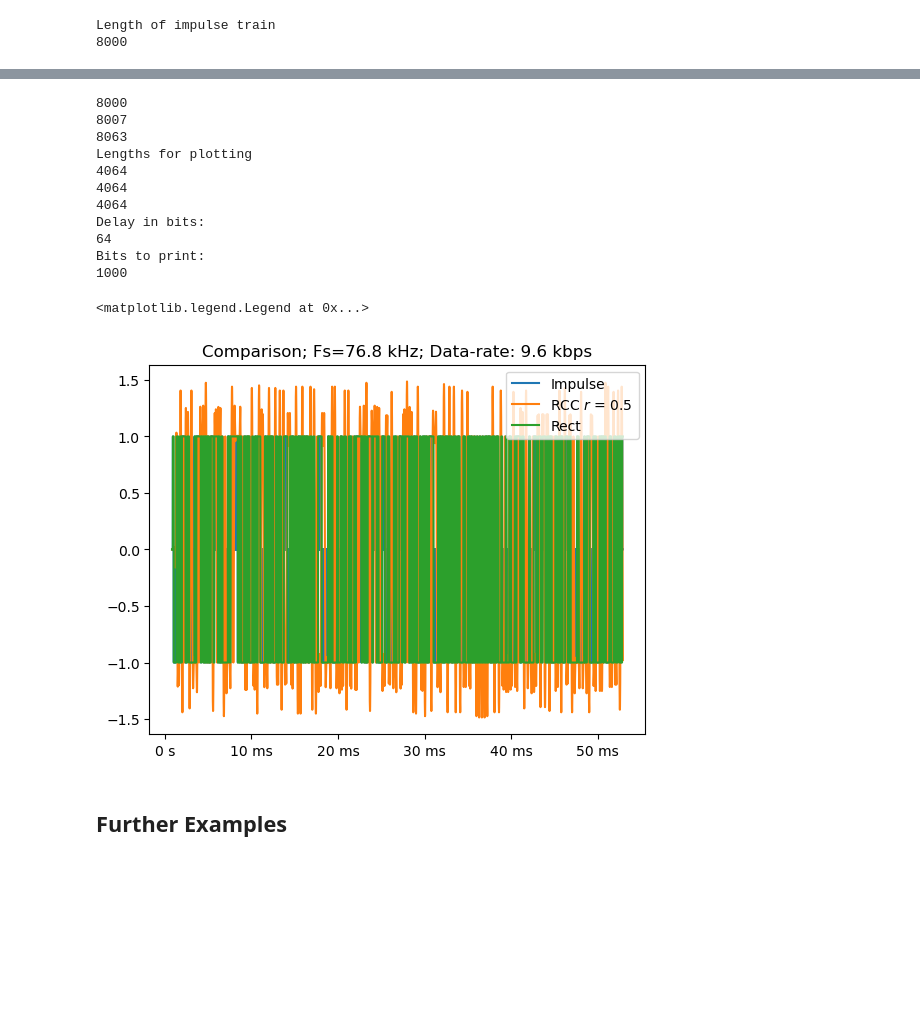
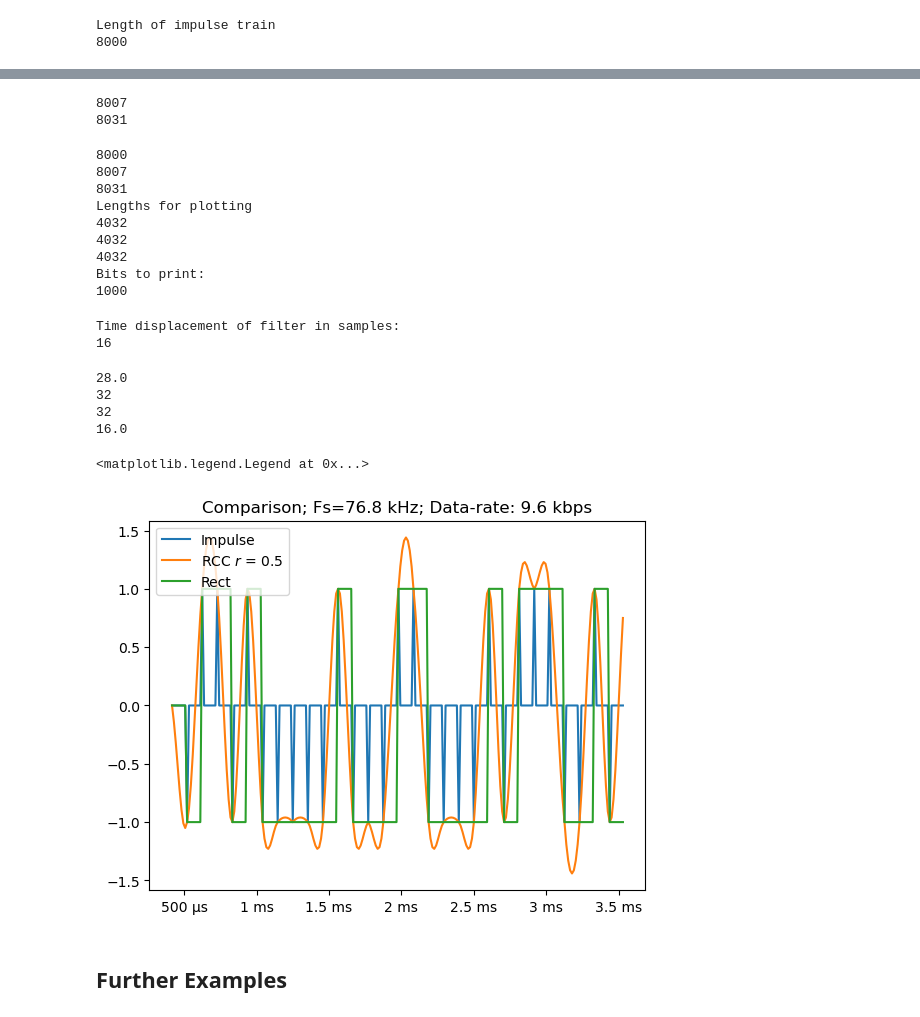
Before and after one commit to floose/py-ju-sea-dsp, a Jupyter notebook: ex1-rc-circ/LTSpice_Nyquist_pulse.ipynb, the cells around one changed output, grey strips where cells are left out. Saved outputs shown, nothing was run; the diff lists cells and outputs as text; code cells hidden in the pictures; blank space fills up the shorter version.

Commit message:
fixed shift length to adjust the filter delay

```diff
--- a/ex1-rc-circ/LTSpice_Nyquist_pulse.ipynb
+++ b/ex1-rc-circ/LTSpice_Nyquist_pulse.ipynb
@@ -68,7 +68,8 @@ f_sampling = k*bw_Hz #sampling frequency
 t_step = 1/f_sampling
 t_init = 0
 #oversample (length of filter exceding the 1st lobe)
-oversamp = 8
+#adjust the length of the impulse response
+oversamp = 4
 numPoints = oversamp*round(f_sampling/bw_Hz) #points per pulse
 t_end = numPoints*t_step #symbol period
 
@@ -405,6 +406,12 @@ pulse_train_rect = np.convolve(impulse_train,rect)
 pulse_train_rcc = np.convolve(impulse_train,h_rrc)
 #pulse_train_rect = pulse_train_rect[k:]
 #pulse_train_rcc = pulse_train_rcc[oversamp*k:]
+#print lengths
+print(len(pulse_train_rect))
+print(len(pulse_train_rcc))
+# %% [output]
+8007
+8031
 # %%
 #display lengths for checking
 bitsToPlot = 500
@@ -415,36 +422,56 @@ print("Lengths for plotting")
 print(len(time_pulse[:(bitsToPlot+oversamp)*k]))
 print(len(pulse_train_rect[:(bitsToPlot+oversamp)*k]))
 print(len(pulse_train_rcc[:(bitsToPlot+oversamp)*k]))
-print("Delay in bits:")
-print(oversamp*k);
 print("Bits to print:")
 print(numBits)
 # %% [output]
 8000
 8007
-8063
+8031
 Lengths for plotting
-4064
-4064
-4064
-Delay in bits:
-64
+4032
+4032
+4032
 Bits to print:
 1000
+# %%
+#Signal shift
+#It has to do with the time displacement of the pulse
+shift = round(numPoints/2) #This line shifts the pulse to the beginning of the impulse train
+#shift = shift - round(k/2) #This line shifts the pulse so the impulse falls in the middle of each rcc pulse
+print("Time displacement of filter in samples:")
+print(shift)
+# %% [output]
+Time displacement of filter in samples:
+16
+# %%
+
+pulse_train_rccp = np.roll(pulse_train_rcc[:(bitsToPlot)*k],-shift);
+#pulse_train_rccp = np.roll(pulse_train_rcc[:(bitsToPlot)*k],round(-round(numPoints/2)*k));
+print(3.5*k)
+print(filter_delay)
+print(k*oversamp)
+print(numPoints/2)
+# %% [output]
+28.0
+32
+32
+16.0
 # %%
 #plot of signals (delay not fixed!)
+bitsToPlot = 30
 fig, ax = plt.subplots()
 plt.plot(time_pulse[:(bitsToPlot)*k],impulse_train[:(bitsToPlot)*k],label = "Impulse")
-plt.plot(time_pulse[:(bitsToPlot)*k],pulse_train_rcc[:(bitsToPlot)*k],label = "RCC $r$ = {}".format(r))
+plt.plot(time_pulse[:(bitsToPlot)*k],pulse_train_rccp[:(bitsToPlot)*k],label = "RCC $r$ = {}".format(r))
 plt.plot(time_pulse[:(bitsToPlot)*k],pulse_train_rect[:(bitsToPlot)*k],label="Rect")
 #plt.plot(time_pulse[1:5*numPoints],pulse_train_sine[1:5*numPoints],label="Sine")
 formatter0 = EngFormatter(unit='s')
 ax.xaxis.set_major_formatter(formatter0)
 plt.title("Comparison; Fs={}".format(Quantity(f_sampling,'Hz'))+"; Data-rate: {}".format(Quantity(Rb,'bps')))
 plt.legend()
 # %% [output]
 <matplotlib.legend.Legend at 0x...>
-[figure, old version]
+[figure, new version]
 # %% [markdown]
 ## Further Examples
 # %% [markdown]
```
Also changed, not shown: parts of 15 cells of this notebook, 1 other file.
